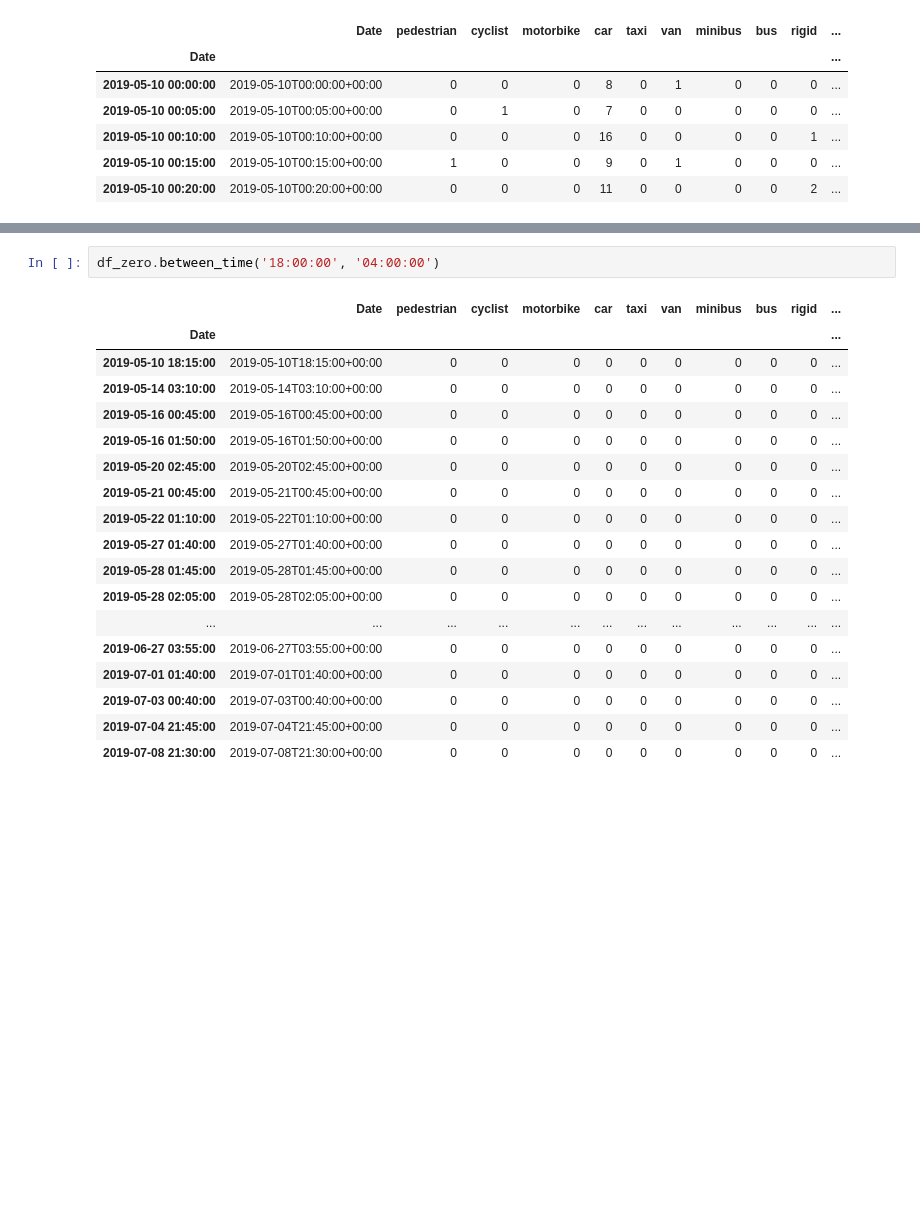
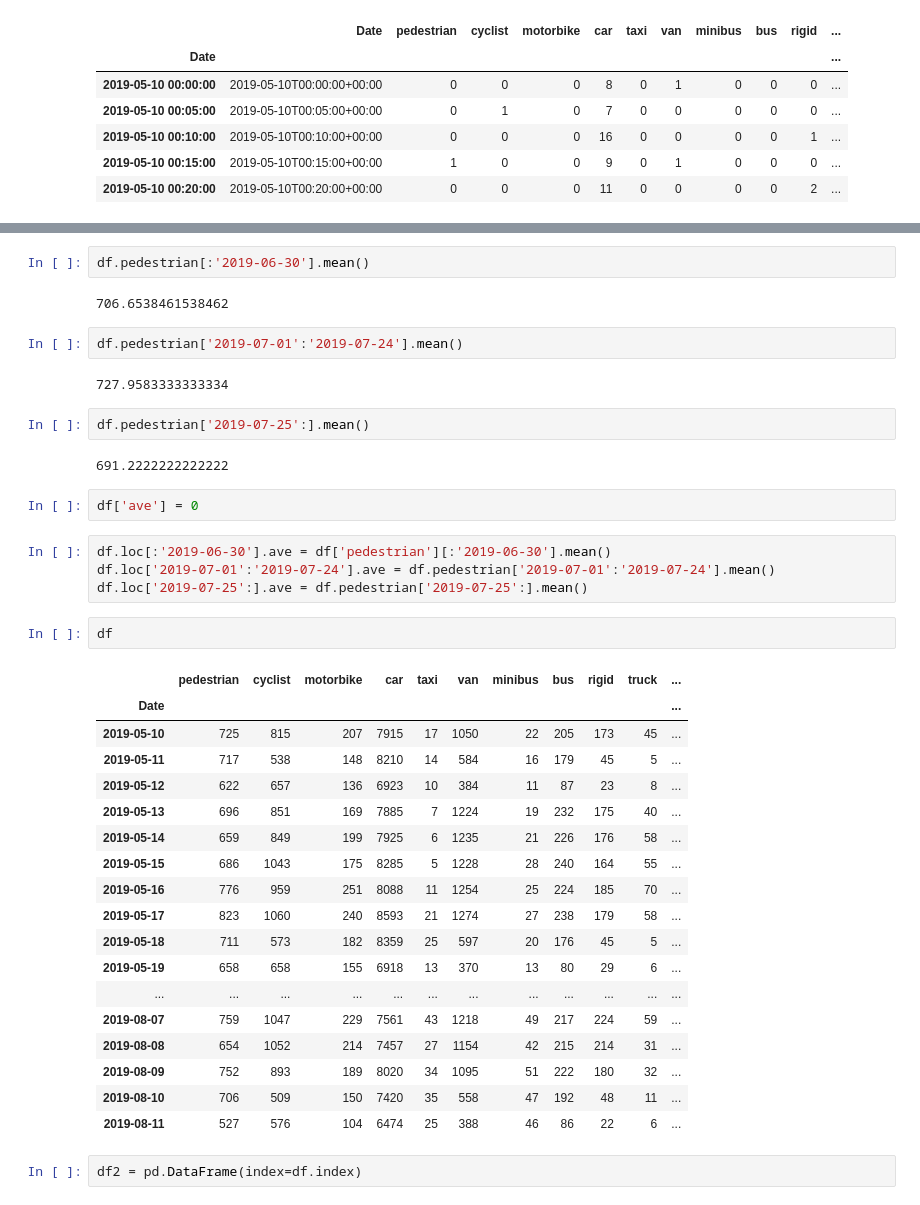
Before and after one commit to SmartCambridge/datafeeds, a Jupyter notebook: vivacity/Untitled.ipynb, the cells around one changed output, grey strips where cells are left out. Drawn from its saved outputs; the diff is of its cells as text; blank space fills up the shorter version.

```diff
--- a/vivacity/Untitled.ipynb
+++ b/vivacity/Untitled.ipynb
@@ -64,21 +40,41 @@ df_zero.resample('D').count()
-# %%
-df_zero.between_time('18:00:00', '04:00:00')
-# %% [output]
-|  | Date | pedestrian | cyclist | motorbike | car | taxi | van | minibus | bus | rigid | ... |
-| Date |  |  |  |  |  |  |  |  |  |  | ... |
-| 2019-05-10 18:15:00 | 2019-05-10T18:15:00+00:00 | 0 | 0 | 0 | 0 | 0 | 0 | 0 | 0 | 0 | ... |
-| 2019-05-14 03:10:00 | 2019-05-14T03:10:00+00:00 | 0 | 0 | 0 | 0 | 0 | 0 | 0 | 0 | 0 | ... |
-| 2019-05-16 00:45:00 | 2019-05-16T00:45:00+00:00 | 0 | 0 | 0 | 0 | 0 | 0 | 0 | 0 | 0 | ... |
-| 2019-05-16 01:50:00 | 2019-05-16T01:50:00+00:00 | 0 | 0 | 0 | 0 | 0 | 0 | 0 | 0 | 0 | ... |
-| 2019-05-20 02:45:00 | 2019-05-20T02:45:00+00:00 | 0 | 0 | 0 | 0 | 0 | 0 | 0 | 0 | 0 | ... |
-| 2019-05-21 00:45:00 | 2019-05-21T00:45:00+00:00 | 0 | 0 | 0 | 0 | 0 | 0 | 0 | 0 | 0 | ... |
-| 2019-05-22 01:10:00 | 2019-05-22T01:10:00+00:00 | 0 | 0 | 0 | 0 | 0 | 0 | 0 | 0 | 0 | ... |
-| 2019-05-27 01:40:00 | 2019-05-27T01:40:00+00:00 | 0 | 0 | 0 | 0 | 0 | 0 | 0 | 0 | 0 | ... |
-| 2019-05-28 01:45:00 | 2019-05-28T01:45:00+00:00 | 0 | 0 | 0 | 0 | 0 | 0 | 0 | 0 | 0 | ... |
-| 2019-05-28 02:05:00 | 2019-05-28T02:05:00+00:00 | 0 | 0 | 0 | 0 | 0 | 0 | 0 | 0 | 0 | ... |
-| ... | ... | ... | ... | ... | ... | ... | ... | ... | ... | ... | ... |
-| 2019-06-27 03:55:00 | 2019-06-27T03:55:00+00:00 | 0 | 0 | 0 | 0 | 0 | 0 | 0 | 0 | 0 | ... |
-| 2019-07-01 01:40:00 | 2019-07-01T01:40:00+00:00 | 0 | 0 | 0 | 0 | 0 | 0 | 0 | 0 | 0 | ... |
-| 2019-07-03 00:40:00 | 2019-07-03T00:40:00+00:00 | 0 | 0 | 0 | 0 | 0 | 0 | 0 | 0 | 0 | ... |
-| 2019-07-04 21:45:00 | 2019-07-04T21:45:00+00:00 | 0 | 0 | 0 | 0 | 0 | 0 | 0 | 0 | 0 | ... |
-| 2019-07-08 21:30:00 | 2019-07-08T21:30:00+00:00 | 0 | 0 | 0 | 0 | 0 | 0 | 0 | 0 | 0 | ... |
+# %%
+df.pedestrian[:'2019-06-30'].mean()
+# %% [output]
+706.6538461538462
+# %%
+df.pedestrian['2019-07-01':'2019-07-24'].mean()
+# %% [output]
+727.9583333333334
+# %%
+df.pedestrian['2019-07-25':].mean()
+# %% [output]
+691.2222222222222
+# %%
+df['ave'] = 0
+# %%
+df.loc[:'2019-06-30'].ave = df['pedestrian'][:'2019-06-30'].mean()
+df.loc['2019-07-01':'2019-07-24'].ave = df.pedestrian['2019-07-01':'2019-07-24'].mean()
+df.loc['2019-07-25':].ave = df.pedestrian['2019-07-25':].mean()
+# %%
+df
+# %% [output]
+|  | pedestrian | cyclist | motorbike | car | taxi | van | minibus | bus | rigid | truck | ... |
+| Date |  |  |  |  |  |  |  |  |  |  | ... |
+| 2019-05-10 | 725 | 815 | 207 | 7915 | 17 | 1050 | 22 | 205 | 173 | 45 | ... |
+| 2019-05-11 | 717 | 538 | 148 | 8210 | 14 | 584 | 16 | 179 | 45 | 5 | ... |
+| 2019-05-12 | 622 | 657 | 136 | 6923 | 10 | 384 | 11 | 87 | 23 | 8 | ... |
+| 2019-05-13 | 696 | 851 | 169 | 7885 | 7 | 1224 | 19 | 232 | 175 | 40 | ... |
+| 2019-05-14 | 659 | 849 | 199 | 7925 | 6 | 1235 | 21 | 226 | 176 | 58 | ... |
+| 2019-05-15 | 686 | 1043 | 175 | 8285 | 5 | 1228 | 28 | 240 | 164 | 55 | ... |
+| 2019-05-16 | 776 | 959 | 251 | 8088 | 11 | 1254 | 25 | 224 | 185 | 70 | ... |
+| 2019-05-17 | 823 | 1060 | 240 | 8593 | 21 | 1274 | 27 | 238 | 179 | 58 | ... |
+| 2019-05-18 | 711 | 573 | 182 | 8359 | 25 | 597 | 20 | 176 | 45 | 5 | ... |
+| 2019-05-19 | 658 | 658 | 155 | 6918 | 13 | 370 | 13 | 80 | 29 | 6 | ... |
+| ... | ... | ... | ... | ... | ... | ... | ... | ... | ... | ... | ... |
+| 2019-08-07 | 759 | 1047 | 229 | 7561 | 43 | 1218 | 49 | 217 | 224 | 59 | ... |
+| 2019-08-08 | 654 | 1052 | 214 | 7457 | 27 | 1154 | 42 | 215 | 214 | 31 | ... |
+| 2019-08-09 | 752 | 893 | 189 | 8020 | 34 | 1095 | 51 | 222 | 180 | 32 | ... |
+| 2019-08-10 | 706 | 509 | 150 | 7420 | 35 | 558 | 47 | 192 | 48 | 11 | ... |
+| 2019-08-11 | 527 | 576 | 104 | 6474 | 25 | 388 | 46 | 86 | 22 | 6 | ... |
+# %%
+df2 = pd.DataFrame(index=df.index)
```
Also changed, not shown: parts of 11 cells of this notebook.
